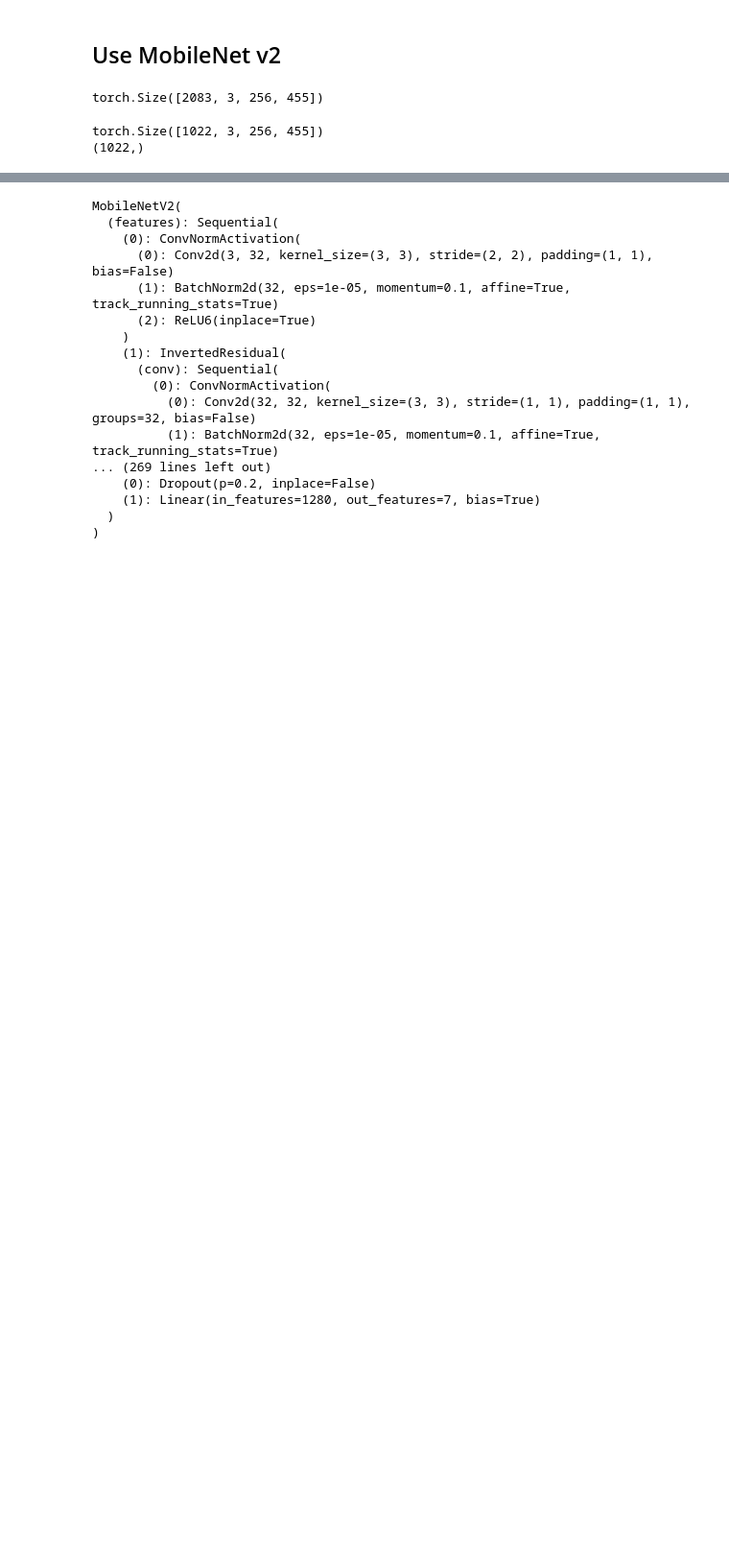
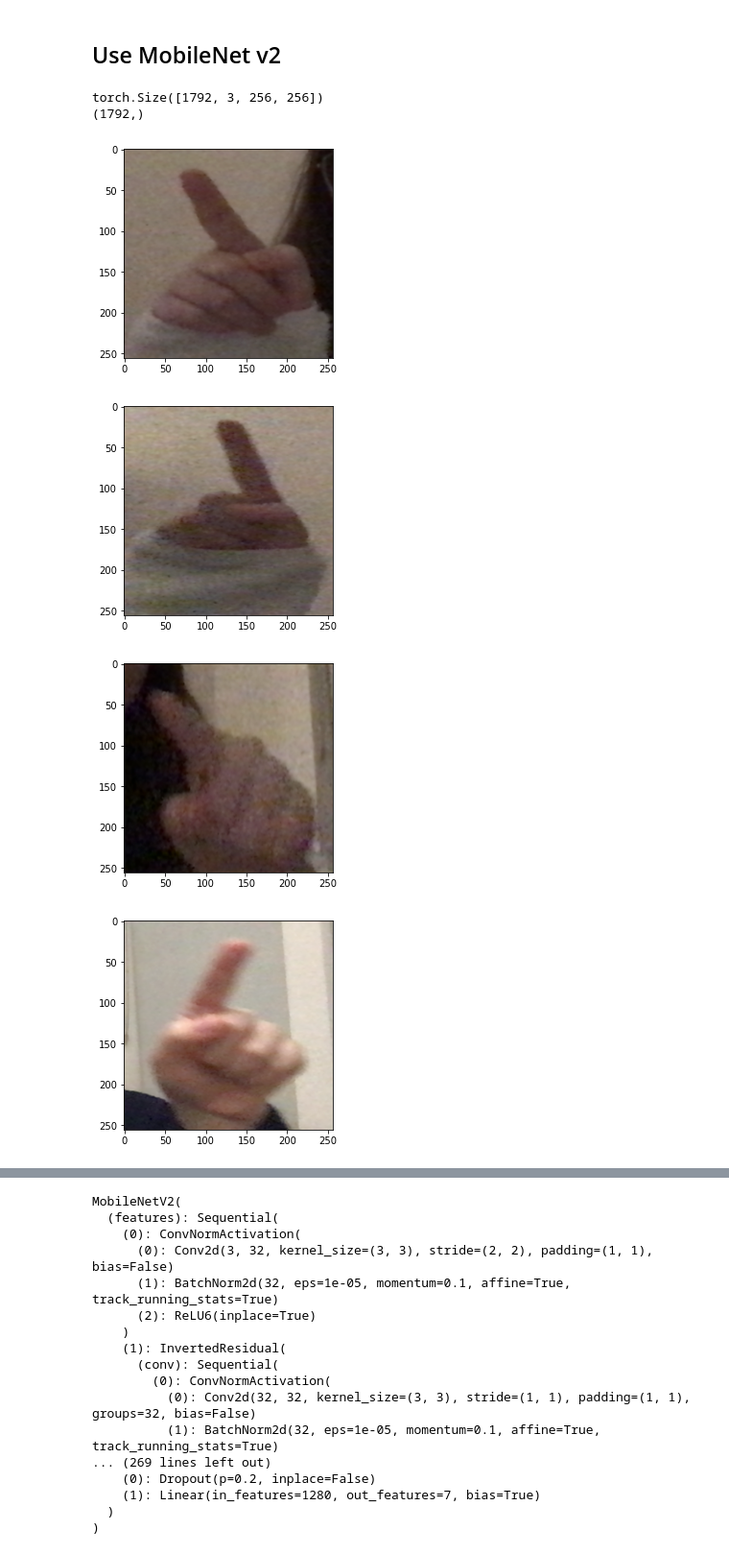
Before and after one commit to zb1439/finger_cursor, a Jupyter notebook: playground/model_experiment/models.ipynb, the cells around one changed output, grey strips where cells are left out. Shown at 96% size. Drawn from its saved outputs; the diff is of its cells as text; code cells hidden in the pictures; blank space fills up the shorter version.

```diff
--- a/playground/model_experiment/models.ipynb
+++ b/playground/model_experiment/models.ipynb
@@ -95,8 +132,10 @@ total_data = np.concatenate((data1, data2), axis = 0)
 total_img_data = np.concatenate((img_data1, img_data2), axis = 0)
 total_y = np.concatenate((y1, y2), axis = 0)
 total_y_i = np.concatenate((y1_i, y2_i), axis = 0)
+total_cropped = np.concatenate((cropped_img_data1, cropped_img_data2), axis = 0)
 
-total_data_balanced, total_img_data_balanced, total_y_i_balanced = balance_data(total_data, total_img_data, total_y_i)
+total_data_balanced, total_img_data_balanced, total_y_i_balanced, total_cropped_balanced = \
+    balance_data(total_data, total_img_data, total_y_i, total_cropped)
 
 print(len(total_data))
 # %% [output]
@@ -147,23 +194,25 @@ print(clf.score(t_X, t_y))
 from torchvision import transforms
 import torch
 
-def preprocess_mobilenet_data(img_data):
+def preprocess_mobilenet_data(imdata):
     # Resize data.
     preprocess = transforms.Compose([
-        transforms.Resize(256),
+        transforms.Resize((256, 256)),
         # transforms.CenterCrop(224),
         transforms.ToTensor(),
         # transforms.Normalize(mean=[0.485, 0.456, 0.406], std=[0.229, 0.224, 0.225]),
     ])
-    preprocessed_img_data = []
-    for i in img_data:
-        preprocessed_img_data.append(preprocess(i))
 
-    preprocessed_img_data = torch.stack(preprocessed_img_data)
+    processed = [preprocess(im) for im in imdata]
+    processed = torch.stack(processed)
 
-    return preprocessed_img_data
+    return processed
 
-preprocessed_img_data = preprocess_mobilenet_data(img_data)
-preprocessed_img_data.shape
+preprocessed_img_data = preprocess_mobilenet_data(total_cropped_balanced)
+data_X = preprocessed_img_data
+data_y = total_y_i_balanced
+print(data_X.shape)
+print(data_y.shape)
 # %% [output]
-torch.Size([2083, 3, 256, 455])
+torch.Size([1792, 3, 256, 256])
+(1792,)
@@ -174,23 +219,9 @@ torch.Size([2083, 3, 256, 455])
-# %%
-def balance_data(preprocessed_img_data, y_i):
-    # Balance data classes.
-    y_counts = np.bincount(y_i)
-    num_per_y = y_counts.min()
-    final_sel = np.ones(len(y_i), dtype = 'bool')
-    for i in range(len(label_names)):
-        sel = np.array(y_i) == i
-        sel[np.where(sel)[0][:num_per_y]] = False
-        final_sel[sel] = False
-
-    data_X = preprocessed_img_data[final_sel]
-    data_y = y_i[final_sel]
-
-    return data_X, data_y
-
-y_i = np.array(y_i)
-data_X, data_y = balance_data(preprocessed_img_data, y_i)
-print(data_X.shape)
-print(data_y.shape)
-# %% [output]
-torch.Size([1022, 3, 256, 455])
-(1022,)
+# %%
+for im in preprocessed_img_data[:5]:
+    plt.imshow(np.transpose(im, (1, 2, 0)))
+    plt.show()
+# %% [output]
+[figure, added]
+[figure, added]
+[figure, added]
+[figure, added]
```
Also changed, not shown: parts of 16 cells of this notebook, 2 other files.
